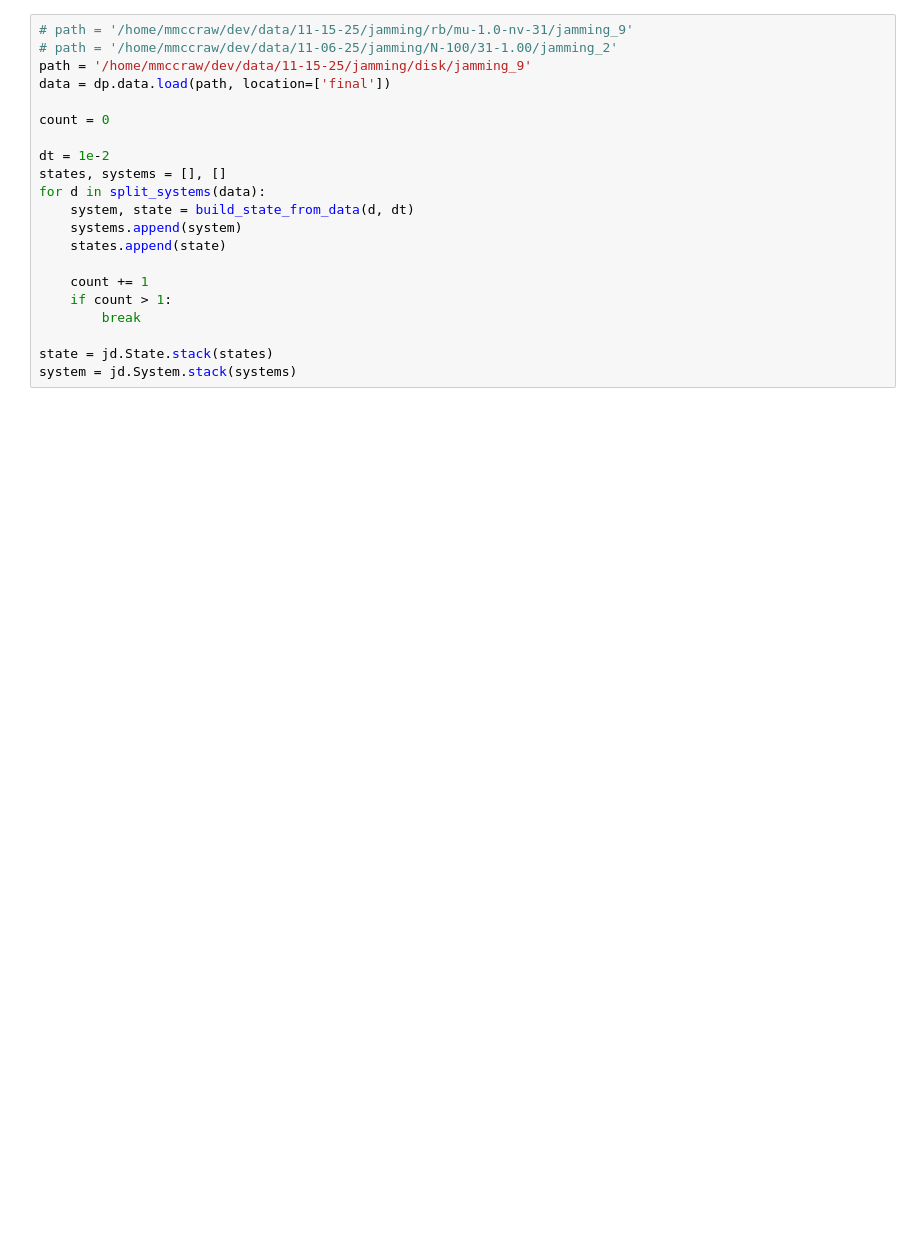
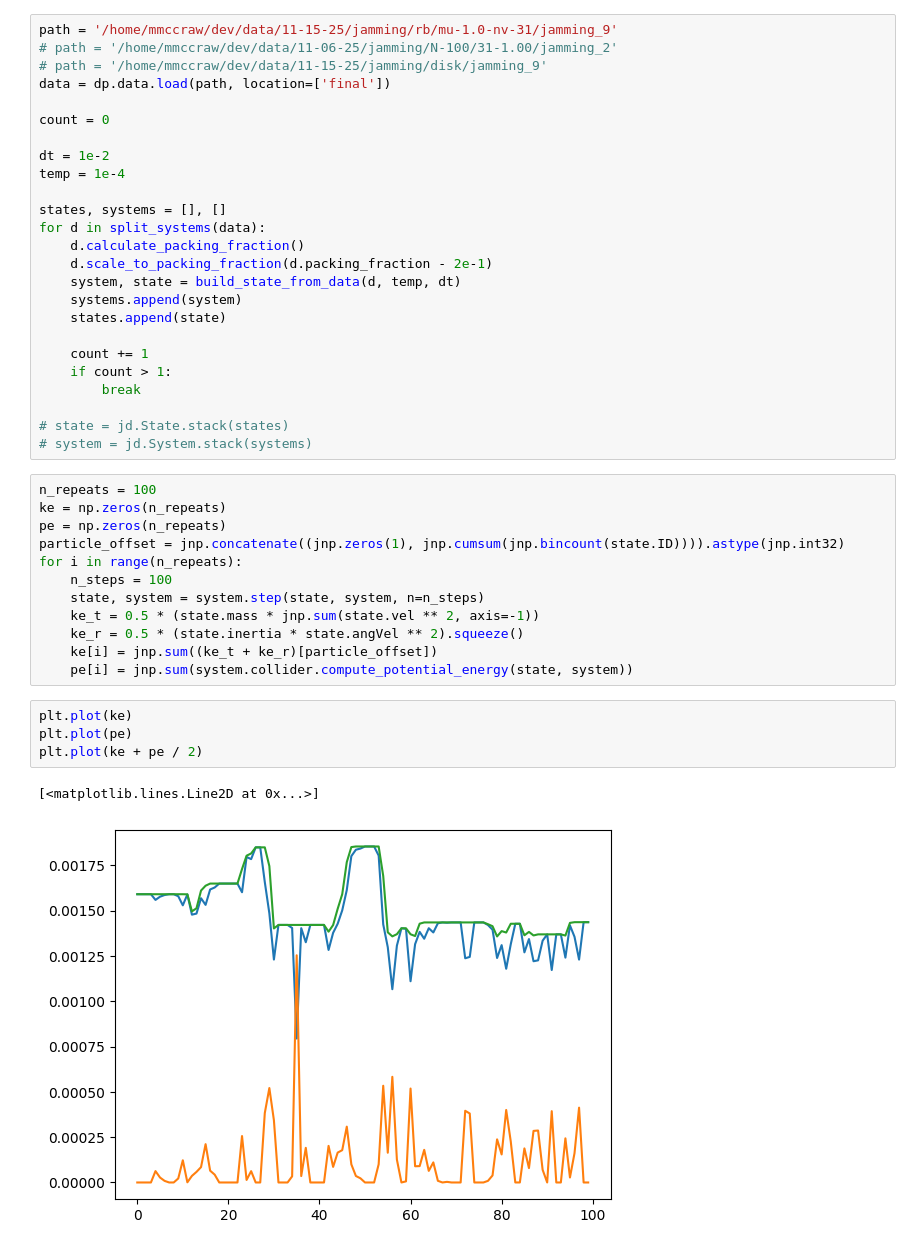
Before and after one commit to mmccraw98/notebooks-fall-25, a Jupyter notebook: 12/testing-jaxdem-scripts/specific-heat/test.ipynb, the cells around one changed output. Cells and saved outputs as stored; diff of their text form; blank space fills up the shorter version.

```diff
--- a/12/testing-jaxdem-scripts/specific-heat/test.ipynb
+++ b/12/testing-jaxdem-scripts/specific-heat/test.ipynb
@@ -42,17 +100,21 @@ def build_state_from_data(data, dt):
     )
     return system, state
 # %%
-# path = '/home/mmccraw/dev/data/11-15-25/jamming/rb/mu-1.0-nv-31/jamming_9'
+path = '/home/mmccraw/dev/data/11-15-25/jamming/rb/mu-1.0-nv-31/jamming_9'
 # path = '/home/mmccraw/dev/data/11-06-25/jamming/N-100/31-1.00/jamming_2'
-path = '/home/mmccraw/dev/data/11-15-25/jamming/disk/jamming_9'
+# path = '/home/mmccraw/dev/data/11-15-25/jamming/disk/jamming_9'
 data = dp.data.load(path, location=['final'])
 
 count = 0
 
 dt = 1e-2
+temp = 1e-4
+
 states, systems = [], []
 for d in split_systems(data):
-    system, state = build_state_from_data(d, dt)
+    d.calculate_packing_fraction()
+    d.scale_to_packing_fraction(d.packing_fraction - 2e-1)
+    system, state = build_state_from_data(d, temp, dt)
     systems.append(system)
     states.append(state)
 
@@ -60,6 +122,25 @@ for d in split_systems(data):
     if count > 1:
         break
 
-state = jd.State.stack(states)
-system = jd.System.stack(systems)
+# state = jd.State.stack(states)
+# system = jd.System.stack(systems)
+# %%
+n_repeats = 100
+ke = np.zeros(n_repeats)
+pe = np.zeros(n_repeats)
+particle_offset = jnp.concatenate((jnp.zeros(1), jnp.cumsum(jnp.bincount(state.ID)))).astype(jnp.int32)
+for i in range(n_repeats):
+    n_steps = 100
+    state, system = system.step(state, system, n=n_steps)
+    ke_t = 0.5 * (state.mass * jnp.sum(state.vel ** 2, axis=-1))
+    ke_r = 0.5 * (state.inertia * state.angVel ** 2).squeeze()
+    ke[i] = jnp.sum((ke_t + ke_r)[particle_offset])
+    pe[i] = jnp.sum(system.collider.compute_potential_energy(state, system))
+# %%
+plt.plot(ke)
+plt.plot(pe)
+plt.plot(ke + pe / 2)
+# %% [output]
+[<matplotlib.lines.Line2D at 0x...>]
+[figure, added]
 # %%
```
Also changed, not shown: parts of 10 cells of this notebook, 4 other files.
